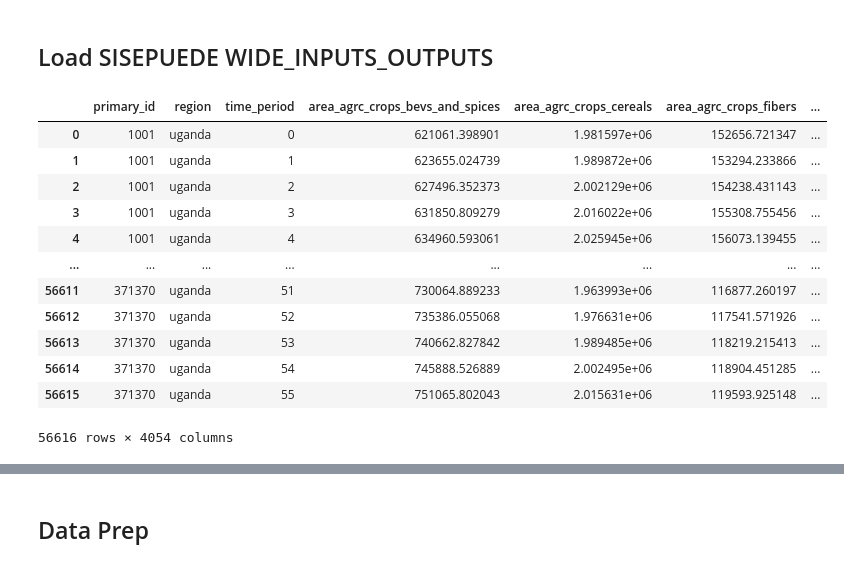
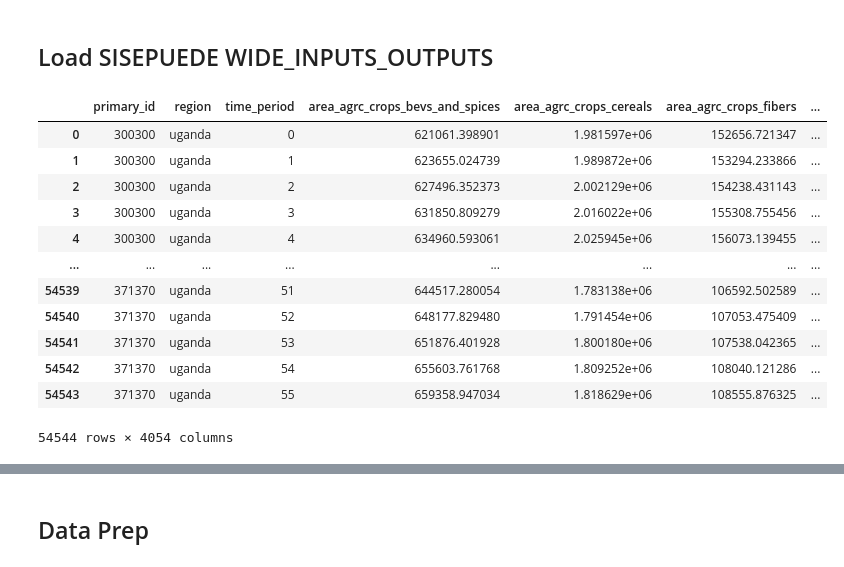
Before and after one commit to sisepuede-framework/ssp_uganda_data, a Jupyter notebook: metamodel/surrogate_model/data_prep.ipynb, the cells around one changed output, grey strips where cells are left out. Cells and saved outputs as stored; diff of their text form; code cells hidden in the pictures.

```diff
--- a/metamodel/surrogate_model/data_prep.ipynb
+++ b/metamodel/surrogate_model/data_prep.ipynb
@@ -32,7 +32,7 @@ session = boto3.Session(profile_name=profile_name)
 # Create an S3 client or resource
 s3 = session.resource('s3')
 
-run_id = "sisepuede_run_2025-10-01t22;53;01.134831" #NOTE: Update this for each run
+run_id = "sisepuede_run_2025-10-07t08;18;39.653077" #NOTE: Update this for each run
 
 # Define folder prefix
 prefix = f'transfers/{run_id}/'  # this is like the "folder" in S3
@@ -157,22 +175,22 @@ memory usage: 2.7+ MB
 # %% [markdown]
 ## Load SISEPUEDE WIDE_INPUTS_OUTPUTS
 # %%
-wide_inputs_outputs_df = pd.read_csv(os.path.join(SIMULATION_DIR_PATH, "19848f51-28c8-41d6-8477-525c221a3a11.csv"))
+wide_inputs_outputs_df = pd.read_csv(os.path.join(SIMULATION_DIR_PATH, "2b72c599-2eb3-4a32-831b-b32c27003c3a.csv"))
 wide_inputs_outputs_df
 # %% [output]
 |  | primary_id | region | time_period | area_agrc_crops_bevs_and_spices | area_agrc_crops_cereals | area_agrc_crops_fibers | ... |
-| 0 | 1001 | uganda | 0 | 621061.398901 | 1.981597e+06 | 152656.721347 | ... |
-| 1 | 1001 | uganda | 1 | 623655.024739 | 1.989872e+06 | 153294.233866 | ... |
-| 2 | 1001 | uganda | 2 | 627496.352373 | 2.002129e+06 | 154238.431143 | ... |
-| 3 | 1001 | uganda | 3 | 631850.809279 | 2.016022e+06 | 155308.755456 | ... |
-| 4 | 1001 | uganda | 4 | 634960.593061 | 2.025945e+06 | 156073.139455 | ... |
+| 0 | 300300 | uganda | 0 | 621061.398901 | 1.981597e+06 | 152656.721347 | ... |
+| 1 | 300300 | uganda | 1 | 623655.024739 | 1.989872e+06 | 153294.233866 | ... |
+| 2 | 300300 | uganda | 2 | 627496.352373 | 2.002129e+06 | 154238.431143 | ... |
+| 3 | 300300 | uganda | 3 | 631850.809279 | 2.016022e+06 | 155308.755456 | ... |
+| 4 | 300300 | uganda | 4 | 634960.593061 | 2.025945e+06 | 156073.139455 | ... |
 | ... | ... | ... | ... | ... | ... | ... | ... |
-| 56611 | 371370 | uganda | 51 | 730064.889233 | 1.963993e+06 | 116877.260197 | ... |
-| 56612 | 371370 | uganda | 52 | 735386.055068 | 1.976631e+06 | 117541.571926 | ... |
-| 56613 | 371370 | uganda | 53 | 740662.827842 | 1.989485e+06 | 118219.215413 | ... |
-| 56614 | 371370 | uganda | 54 | 745888.526889 | 2.002495e+06 | 118904.451285 | ... |
-| 56615 | 371370 | uganda | 55 | 751065.802043 | 2.015631e+06 | 119593.925148 | ... |
+| 54539 | 371370 | uganda | 51 | 644517.280054 | 1.783138e+06 | 106592.502589 | ... |
+| 54540 | 371370 | uganda | 52 | 648177.829480 | 1.791454e+06 | 107053.475409 | ... |
+| 54541 | 371370 | uganda | 53 | 651876.401928 | 1.800180e+06 | 107538.042365 | ... |
+| 54542 | 371370 | uganda | 54 | 655603.761768 | 1.809252e+06 | 108040.121286 | ... |
+| 54543 | 371370 | uganda | 55 | 659358.947034 | 1.818629e+06 | 108555.876325 | ... |
-56616 rows × 4054 columns
+54544 rows × 4054 columns
 # %%
 wide_inputs_outputs_df['primary_id'].unique()
 # %% [output]
```
Also changed, not shown: parts of 39 cells of this notebook, 7 other files.
